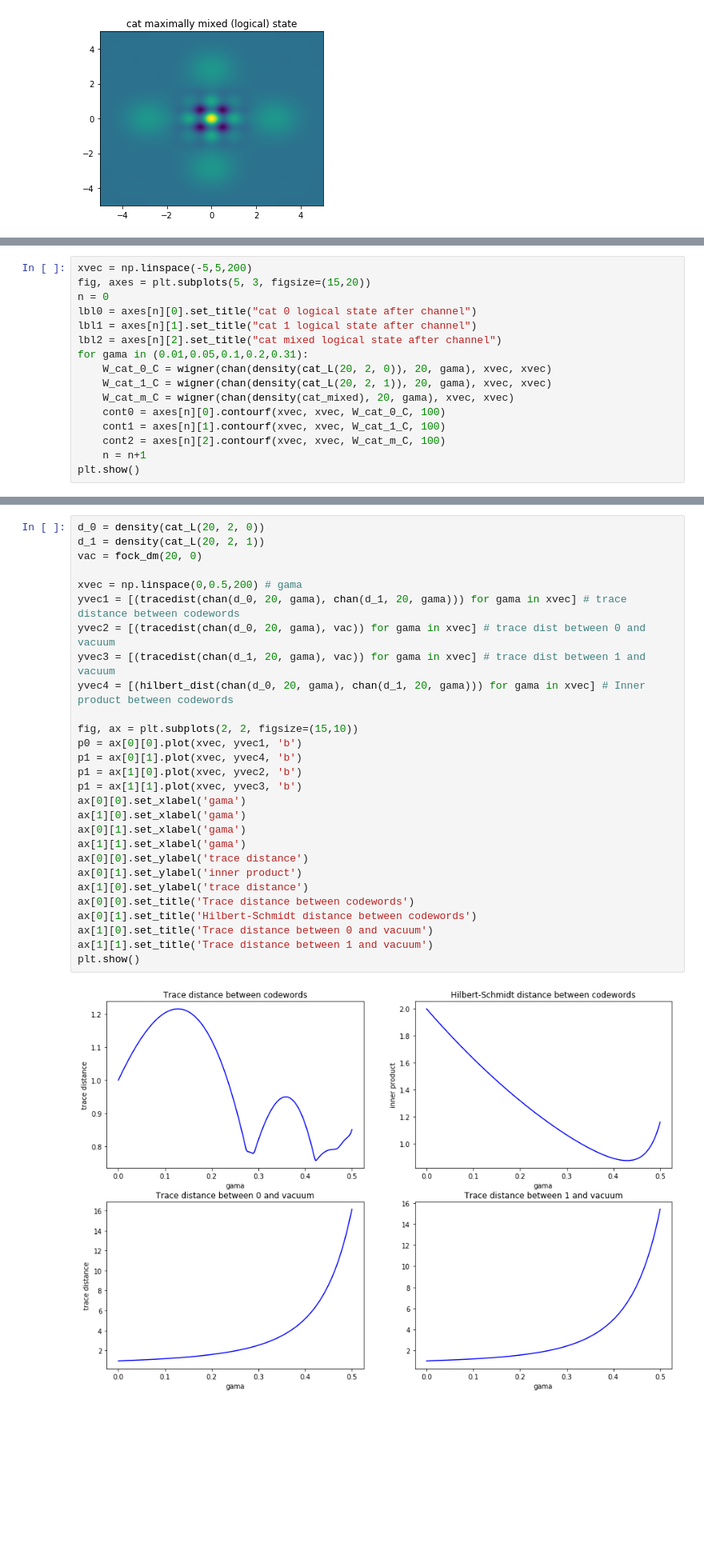
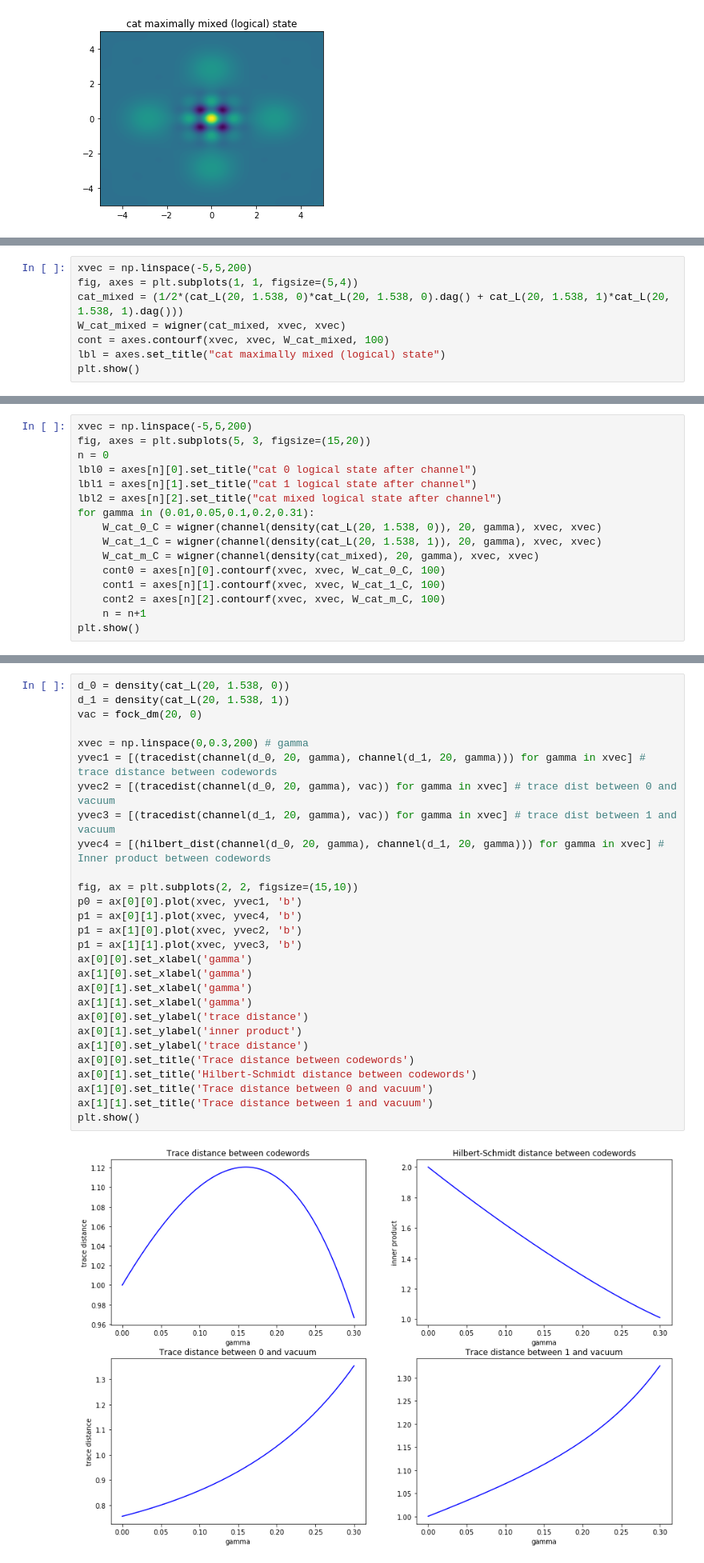
Before and after one commit to kinnian/PRIM, a Jupyter notebook: Bosonic_codes_in_a_pure-loss_channel.ipynb, the cells around one changed output, grey strips where cells are left out. Shown at 80% size. Cells and saved outputs as stored; diff of their text form; blank space fills up the shorter version.

```diff
--- a/Bosonic_codes_in_a_pure-loss_channel.ipynb
+++ b/Bosonic_codes_in_a_pure-loss_channel.ipynb
@@ -140,0 +157,8 @@ We indeed obtain a plot comparable to the one of the original paper. We can thus
+# %%
+xvec = np.linspace(-5,5,200)
+fig, axes = plt.subplots(1, 1, figsize=(5,4))
+cat_mixed = (1/2*(cat_L(20, 1.538, 0)*cat_L(20, 1.538, 0).dag() + cat_L(20, 1.538, 1)*cat_L(20, 1.538, 1).dag()))
+W_cat_mixed = wigner(cat_mixed, xvec, xvec)
+cont = axes.contourf(xvec, xvec, W_cat_mixed, 100)
+lbl = axes.set_title("cat maximally mixed (logical) state")
+plt.show()
@@ -149,10 +179,10 @@ n = 0
 lbl0 = axes[n][0].set_title("cat 0 logical state after channel")
 lbl1 = axes[n][1].set_title("cat 1 logical state after channel")
 lbl2 = axes[n][2].set_title("cat mixed logical state after channel")
-for gama in (0.01,0.05,0.1,0.2,0.31):
-    W_cat_0_C = wigner(chan(density(cat_L(20, 2, 0)), 20, gama), xvec, xvec)
-    W_cat_1_C = wigner(chan(density(cat_L(20, 2, 1)), 20, gama), xvec, xvec)
-    W_cat_m_C = wigner(chan(density(cat_mixed), 20, gama), xvec, xvec)
+for gamma in (0.01,0.05,0.1,0.2,0.31):
+    W_cat_0_C = wigner(channel(density(cat_L(20, 1.538, 0)), 20, gamma), xvec, xvec)
+    W_cat_1_C = wigner(channel(density(cat_L(20, 1.538, 1)), 20, gamma), xvec, xvec)
+    W_cat_m_C = wigner(channel(density(cat_mixed), 20, gamma), xvec, xvec)
     cont0 = axes[n][0].contourf(xvec, xvec, W_cat_0_C, 100)
     cont1 = axes[n][1].contourf(xvec, xvec, W_cat_1_C, 100)
     cont2 = axes[n][2].contourf(xvec, xvec, W_cat_m_C, 100)
@@ -172,30 +205,30 @@ We also extend the range of `gama` to (0:0.5) in order to see also what happens
 # %%
-d_0 = density(cat_L(20, 2, 0))
-d_1 = density(cat_L(20, 2, 1))
+d_0 = density(cat_L(20, 1.538, 0))
+d_1 = density(cat_L(20, 1.538, 1))
 vac = fock_dm(20, 0)
 
-xvec = np.linspace(0,0.5,200) # gama
-yvec1 = [(tracedist(chan(d_0, 20, gama), chan(d_1, 20, gama))) for gama in xvec] # trace distance between codewords
-yvec2 = [(tracedist(chan(d_0, 20, gama), vac)) for gama in xvec] # trace dist between 0 and vacuum
-yvec3 = [(tracedist(chan(d_1, 20, gama), vac)) for gama in xvec] # trace dist between 1 and vacuum
-yvec4 = [(hilbert_dist(chan(d_0, 20, gama), chan(d_1, 20, gama))) for gama in xvec] # Inner product between codewords
+xvec = np.linspace(0,0.3,200) # gamma
+yvec1 = [(tracedist(channel(d_0, 20, gamma), channel(d_1, 20, gamma))) for gamma in xvec] # trace distance between codewords
+yvec2 = [(tracedist(channel(d_0, 20, gamma), vac)) for gamma in xvec] # trace dist between 0 and vacuum
+yvec3 = [(tracedist(channel(d_1, 20, gamma), vac)) for gamma in xvec] # trace dist between 1 and vacuum
+yvec4 = [(hilbert_dist(channel(d_0, 20, gamma), channel(d_1, 20, gamma))) for gamma in xvec] # Inner product between codewords
 
 fig, ax = plt.subplots(2, 2, figsize=(15,10))
 p0 = ax[0][0].plot(xvec, yvec1, 'b')
 p1 = ax[0][1].plot(xvec, yvec4, 'b')
 p1 = ax[1][0].plot(xvec, yvec2, 'b')
 p1 = ax[1][1].plot(xvec, yvec3, 'b')
-ax[0][0].set_xlabel('gama')
-ax[1][0].set_xlabel('gama')
-ax[0][1].set_xlabel('gama')
-ax[1][1].set_xlabel('gama')
+ax[0][0].set_xlabel('gamma')
+ax[1][0].set_xlabel('gamma')
+ax[0][1].set_xlabel('gamma')
+ax[1][1].set_xlabel('gamma')
 ax[0][0].set_ylabel('trace distance')
 ax[0][1].set_ylabel('inner product')
 ax[1][0].set_ylabel('trace distance')
 ax[0][0].set_title('Trace distance between codewords')
 ax[0][1].set_title('Hilbert-Schmidt distance between codewords')
 ax[1][0].set_title('Trace distance between 0 and vacuum')
 ax[1][1].set_title('Trace distance between 1 and vacuum')
 plt.show()
 # %% [output]
-[figure, old version]
+[figure, new version]
```
Also changed, not shown: parts of 68 cells of this notebook.
